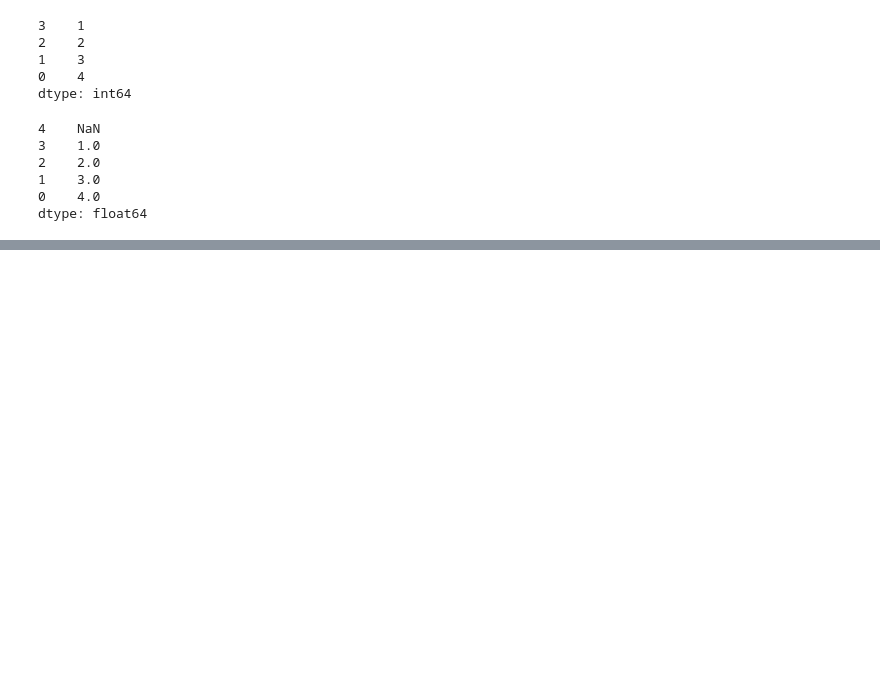
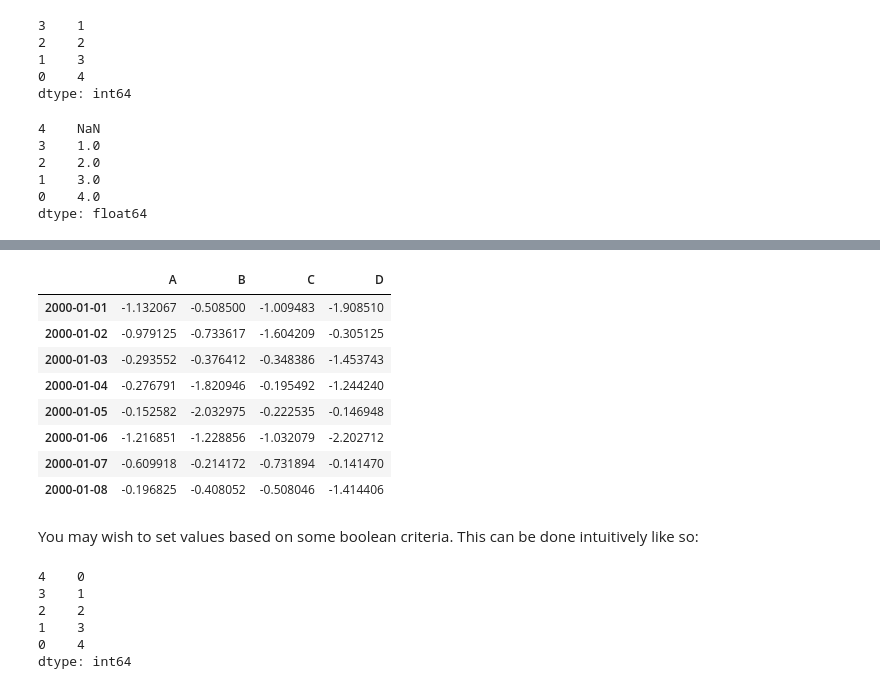
Before and after one commit to Raghushaf/Data_Study_Kaggle, a Jupyter notebook: pandas-learn-practise.ipynb, the cells around one changed output, grey strips where cells are left out. Saved outputs shown, nothing was run; the diff lists cells and outputs as text; code cells hidden in the pictures; blank space fills up the shorter version.

```diff
--- a/pandas-learn-practise.ipynb
+++ b/pandas-learn-practise.ipynb
@@ -4258,0 +4289,25 @@ dtype: float64
+# %%
+df.where(df < 0, -df)
+# %% [output]
+|  | A | B | C | D |
+| 2000-01-01 | -1.132067 | -0.508500 | -1.009483 | -1.908510 |
+| 2000-01-02 | -0.979125 | -0.733617 | -1.604209 | -0.305125 |
+| 2000-01-03 | -0.293552 | -0.376412 | -0.348386 | -1.453743 |
+| 2000-01-04 | -0.276791 | -1.820946 | -0.195492 | -1.244240 |
+| 2000-01-05 | -0.152582 | -2.032975 | -0.222535 | -0.146948 |
+| 2000-01-06 | -1.216851 | -1.228856 | -1.032079 | -2.202712 |
+| 2000-01-07 | -0.609918 | -0.214172 | -0.731894 | -0.141470 |
+| 2000-01-08 | -0.196825 | -0.408052 | -0.508046 | -1.414406 |
+# %% [markdown]
+You may wish to set values based on some boolean criteria. This can be done intuitively like so:
+# %%
+s2 = s.copy()
+s2[s2 < 0] = 0
+s2
+# %% [output]
+4    0
+3    1
+2    2
+1    3
+0    4
+dtype: int64
```
Also changed, not shown: parts of 96 cells of this notebook.
